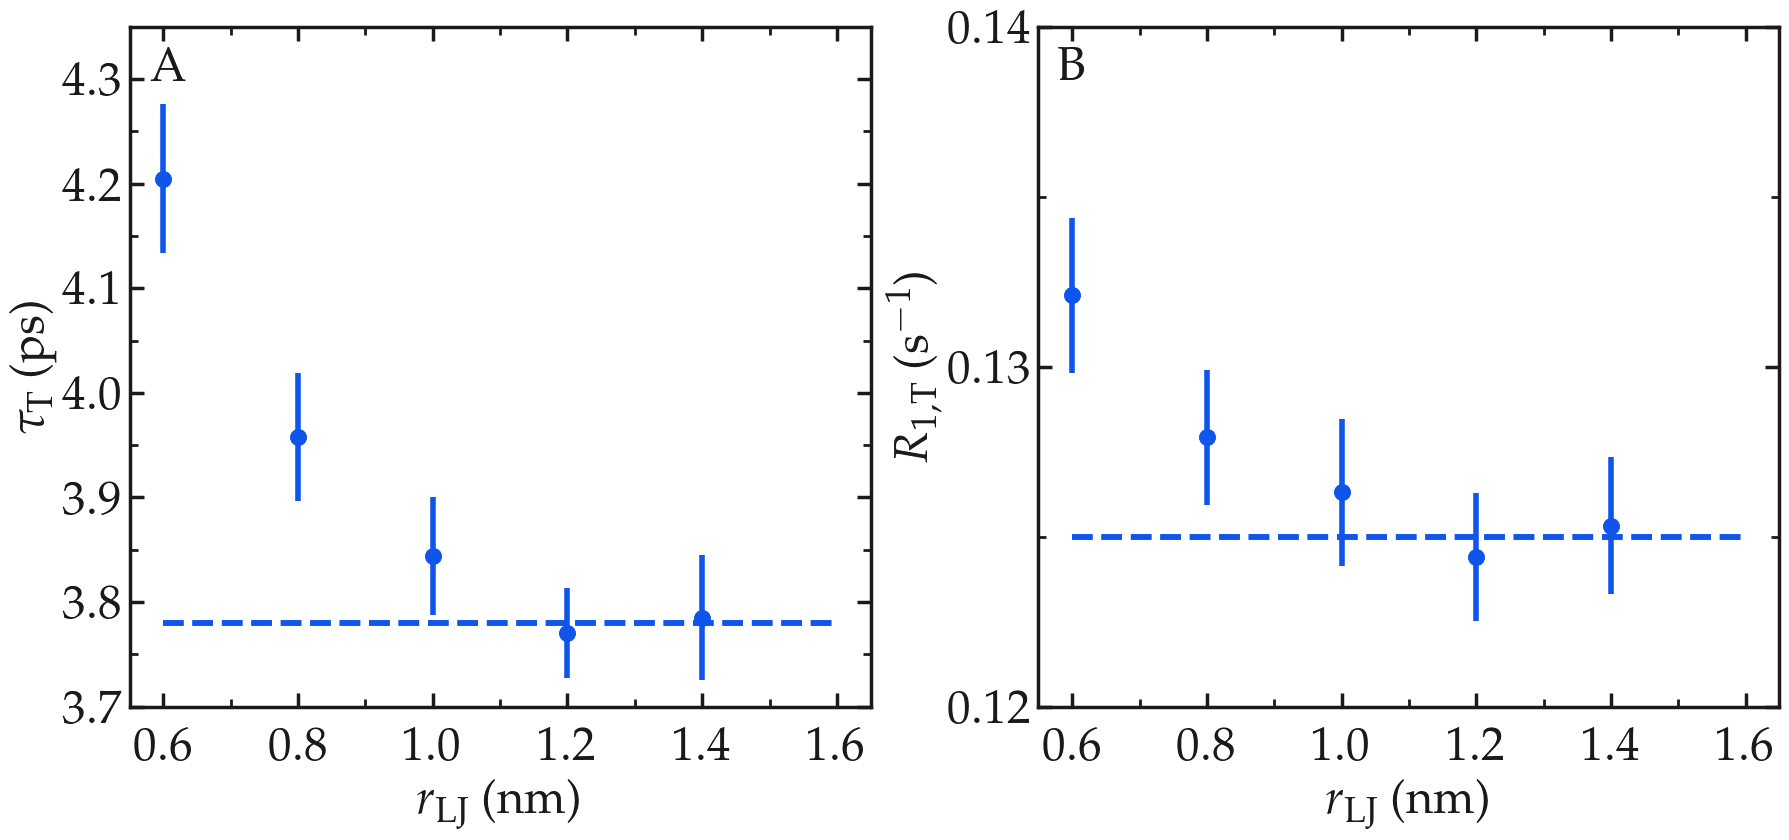
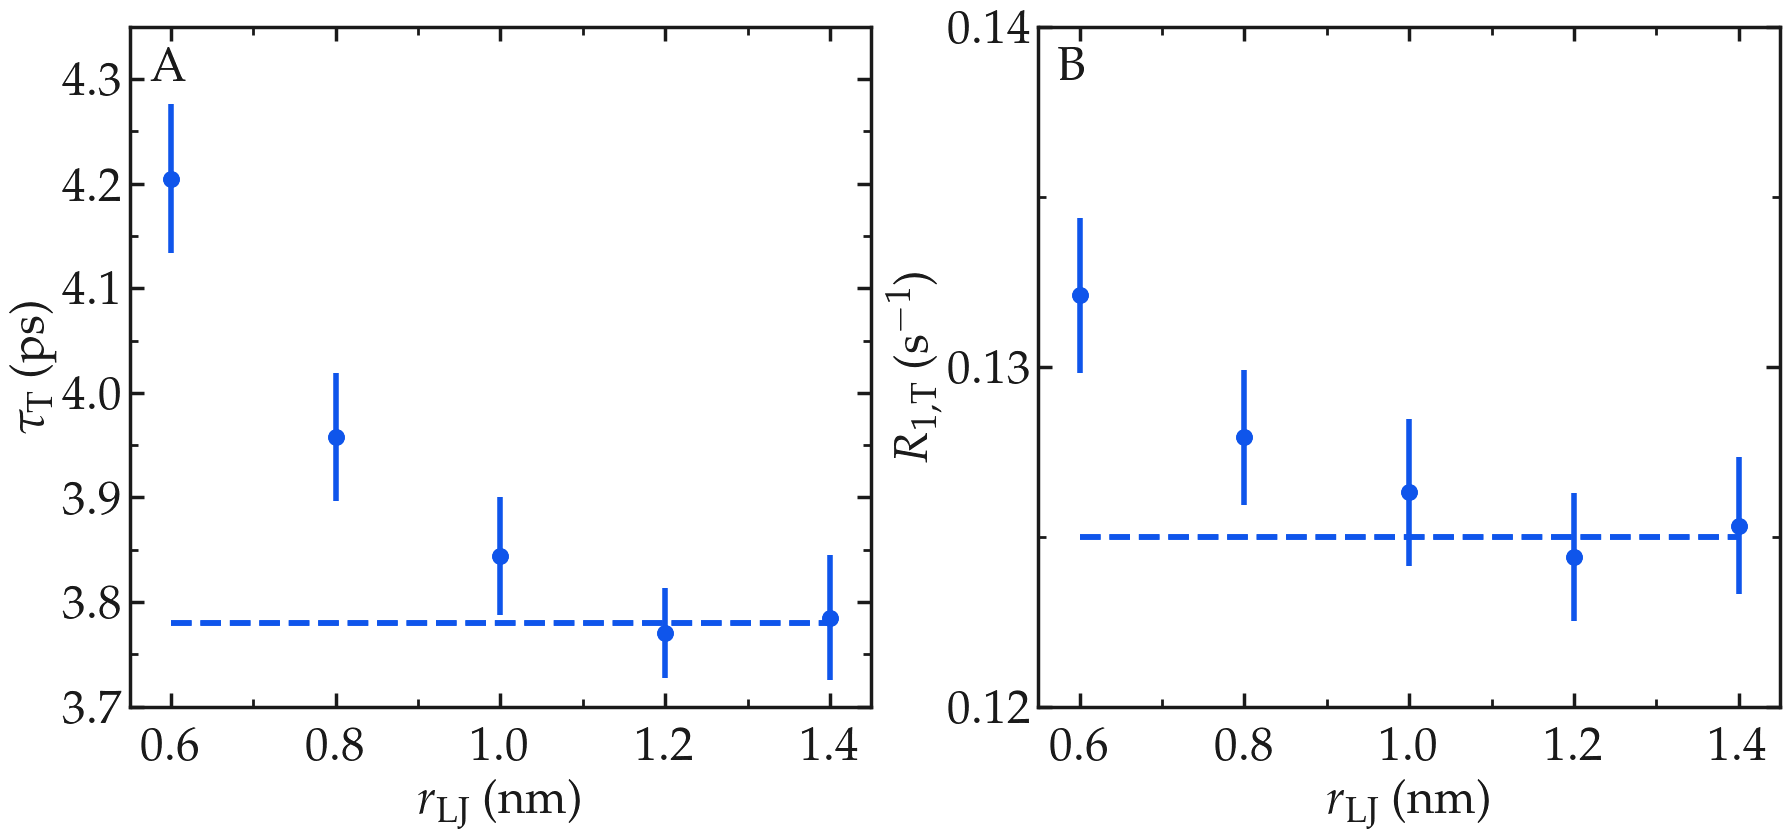
The change to this notebook cell's code, shown as a diff; its figure went from the first image to the second:
--- before
+++ after
@@ -13,5 +13,5 @@
     myplt.add_panel()
 
-    co, R1, R1_error, R1T, R1T_error, R1R, R1R_error, tauT, tauR, tauT_error, tauR_error = np.loadtxt("water-co/T1_TIP4P.dat").T
+    co, R1, R1_error, R1T, R1T_error, R1R, R1R_error, tauT, tauR, tauT_error, tauR_error = np.loadtxt("water-co/T1_TIP4P.dat")[:-1].T
 
     myplt.add_plot(x = co/10, y = tauT, dy = tauT_error, type = "plot", linewidth_data = 3,
@@ -25,6 +25,6 @@
     myplt.complete_panel(xlabel = r'$r_\mathrm{LJ}$ ($\mathrm{nm}$)', ylabel = r'$\tau_\mathrm{T}$ (ps)',
                          xpad = 15, legend=True, handlelength_legend=1)
-    myplt.set_boundaries(x_boundaries=(0.55, 1.65), y_boundaries=(3.7, 4.35),
-                         x_ticks = [0.6, 0.8, 1.0, 1.2, 1.4, 1.6])
+    myplt.set_boundaries(x_boundaries=(0.55, 1.45), y_boundaries=(3.7, 4.35),
+                         x_ticks = [0.6, 0.8, 1.0, 1.2, 1.4])
 
     # Panel 2
@@ -41,7 +41,7 @@
     myplt.complete_panel(xlabel = r'$r_\mathrm{LJ}$ ($\mathrm{nm}$)', ylabel = r'$R_\mathrm{1, T}$ (s$^{-1}$)',
                          xpad = 15, legend=True, handlelength_legend=1)
-    myplt.set_boundaries(x_boundaries=(0.55, 1.65), y_boundaries=(0.12, 0.14),
+    myplt.set_boundaries(x_boundaries=(0.55, 1.45), y_boundaries=(0.12, 0.14),
                          y_ticks = [0.12, 0.13, 0.14],
-                         x_ticks = [0.6, 0.8, 1.0, 1.2, 1.4, 1.6])
+                         x_ticks = [0.6, 0.8, 1.0, 1.2, 1.4])
 
     myplt.add_subplotlabels(type_label_panel = "A")

Commit: cleaned best practice section